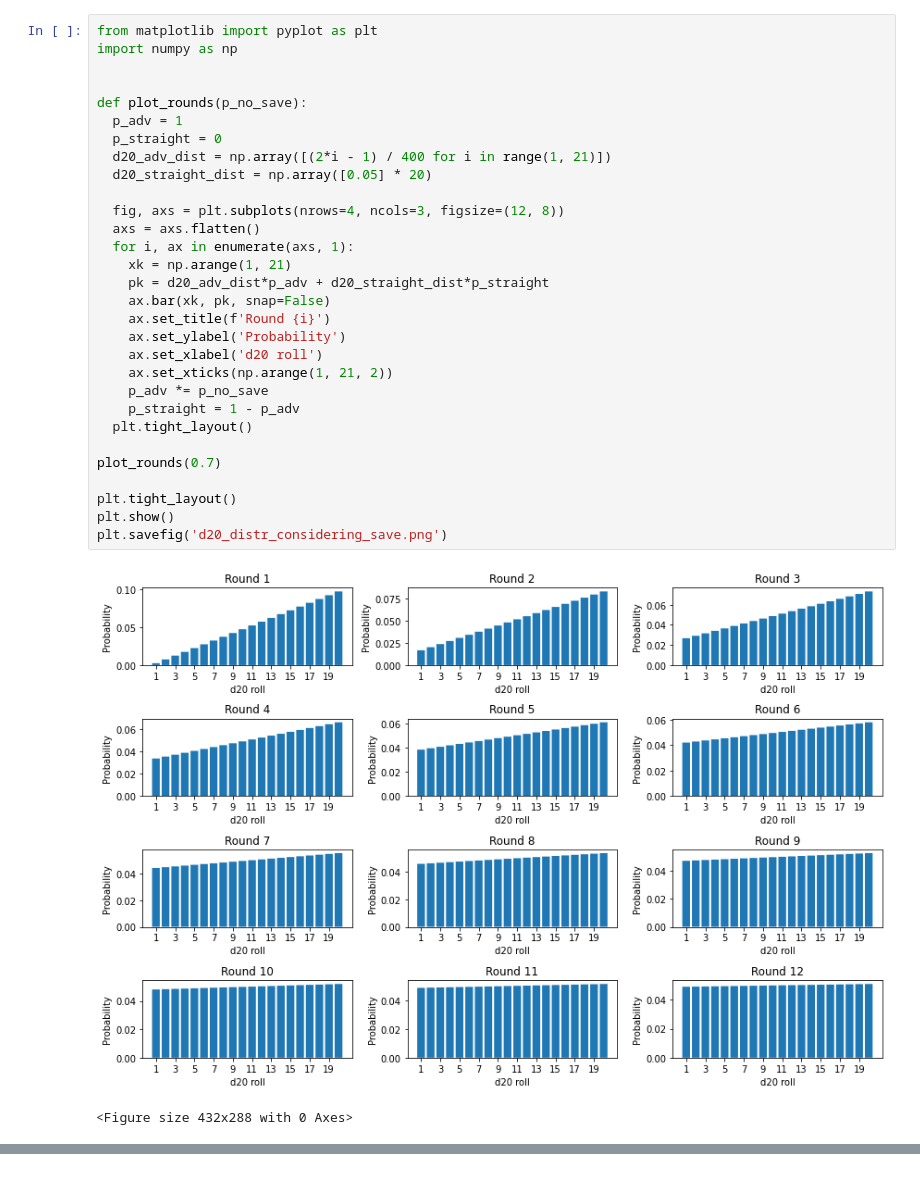
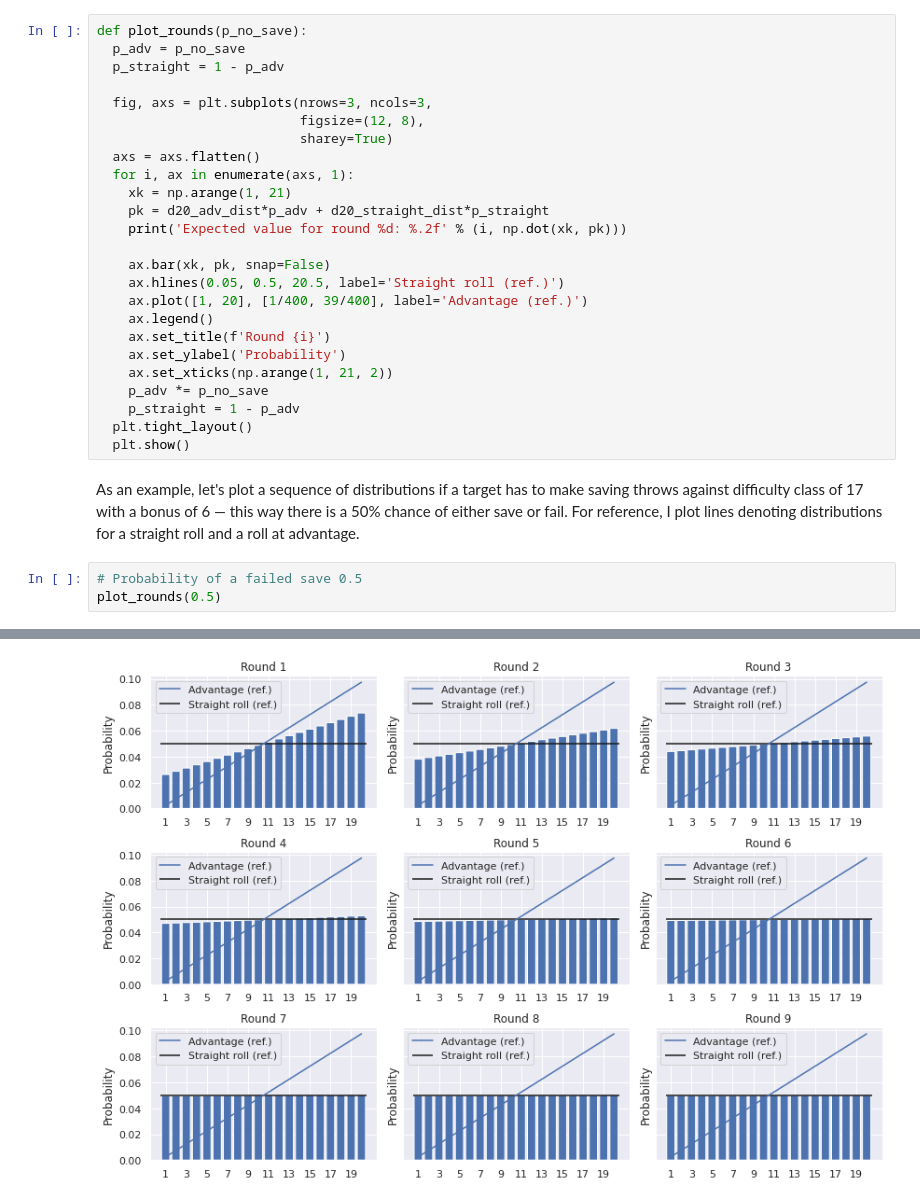
Before and after one commit to onishchenkoar/dungeons-and-dragons-and-probabilities, a Jupyter notebook: Vanishing_advantage.ipynb, the cells around one changed output, grey strips where cells are left out. Saved outputs shown, nothing was run; the diff lists cells and outputs as text.

```diff
--- a/Vanishing_advantage.ipynb
+++ b/Vanishing_advantage.ipynb
@@ -3,33 +67,31 @@
 # %%
-from matplotlib import pyplot as plt
-import numpy as np
+def plot_rounds(p_no_save):
+  p_adv = p_no_save
+  p_straight = 1 - p_adv
 
-
-def plot_rounds(p_no_save):
-  p_adv = 1
-  p_straight = 0
-  d20_adv_dist = np.array([(2*i - 1) / 400 for i in range(1, 21)])
-  d20_straight_dist = np.array([0.05] * 20)
-
-  fig, axs = plt.subplots(nrows=4, ncols=3, figsize=(12, 8))
+  fig, axs = plt.subplots(nrows=3, ncols=3,
+                          figsize=(12, 8),
+                          sharey=True)
   axs = axs.flatten()
   for i, ax in enumerate(axs, 1):
     xk = np.arange(1, 21)
     pk = d20_adv_dist*p_adv + d20_straight_dist*p_straight
+    print('Expected value for round %d: %.2f' % (i, np.dot(xk, pk)))
+
     ax.bar(xk, pk, snap=False)
+    ax.hlines(0.05, 0.5, 20.5, label='Straight roll (ref.)')
+    ax.plot([1, 20], [1/400, 39/400], label='Advantage (ref.)')
+    ax.legend()
     ax.set_title(f'Round {i}')
     ax.set_ylabel('Probability')
-    ax.set_xlabel('d20 roll')
     ax.set_xticks(np.arange(1, 21, 2))
     p_adv *= p_no_save
     p_straight = 1 - p_adv
   plt.tight_layout()
-
-plot_rounds(0.7)
-
-plt.tight_layout()
-plt.show()
-plt.savefig('d20_distr_considering_save.png')
+  plt.show()
-# %% [output]
-[figure, removed]
-<Figure size 432x288 with 0 Axes>
+# %% [markdown]
+As an example, let's plot a sequence of distributions if a target has to make saving throws against difficulty class of 17 with a bonus of 6 &mdash; this way there is a 50% chance of either save or fail. For reference, I plot lines denoting distributions for a straight roll and a roll at advantage.
+# %%
+# Probability of a failed save 0.5
+plot_rounds(0.5)
+# %% [output]
@@ -35,0 +107 @@ plt.savefig('d20_distr_considering_save.png')
+[figure, added]
```
Also changed, not shown: parts of 9 cells of this notebook.
